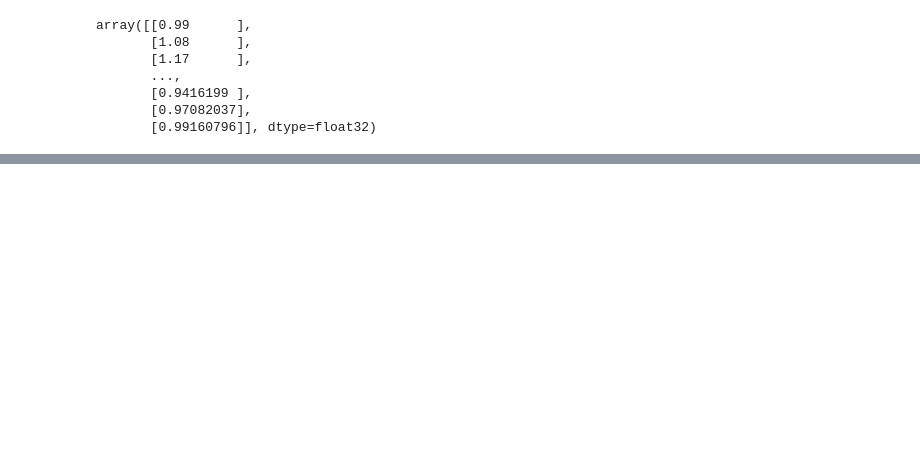
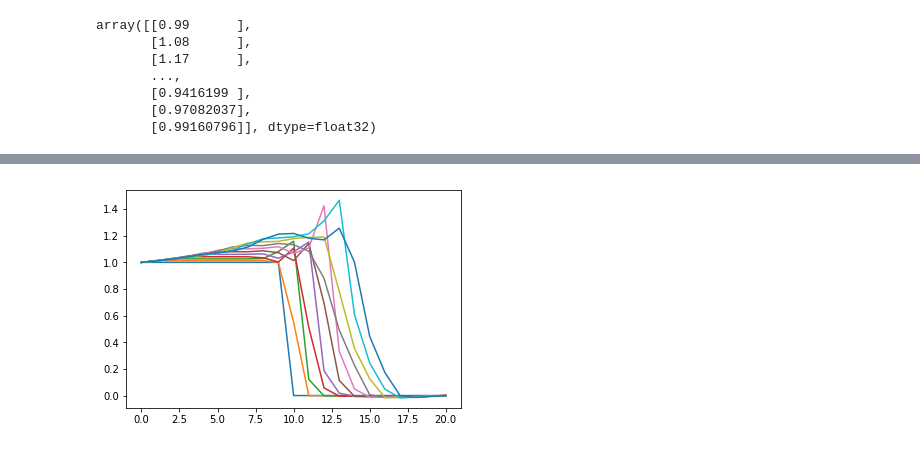
Before and after one commit to afqueiruga/nn_1d_pde, a Jupyter notebook: train_1.ipynb, the cells around one changed output, grey strips where cells are left out. Drawn from its saved outputs; the diff is of its cells as text; code cells hidden in the pictures; blank space fills up the shorter version.

```diff
--- a/train_1.ipynb
+++ b/train_1.ipynb
@@ -103,0 +150,11 @@ for t in range(1000):
+# %%
+u0 = data[5:6,0:1,:]
+u0 = torch.tensor(u0,dtype=torch.float32)
+plt.plot(u0.numpy().flatten())
+with torch.no_grad():
+    for i in range(10):
+        uN = model(u0)
+        u0[0,0,1:-1] = uN
+        plt.plot(u0.numpy().flatten())
+# %% [output]
+[figure, added]
```
Also changed, not shown: parts of 13 cells of this notebook.
